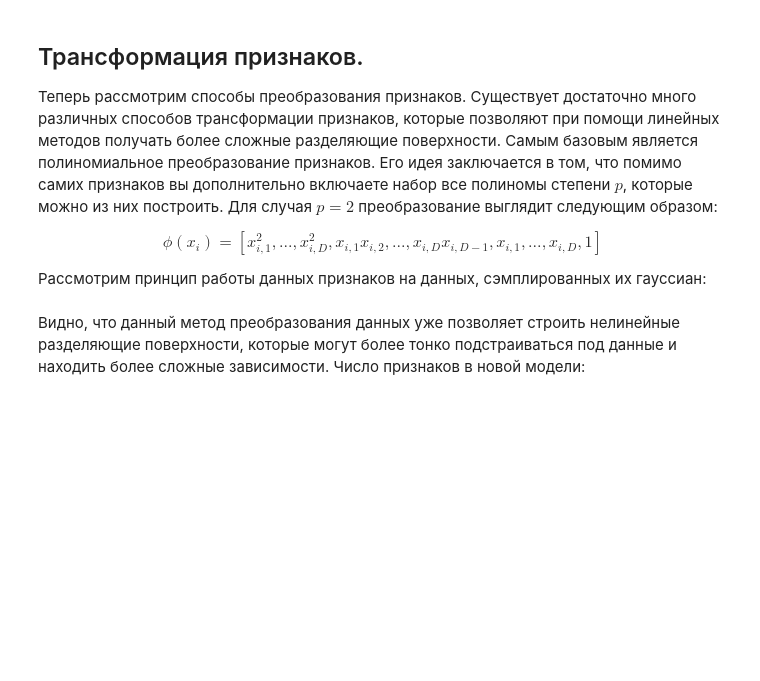
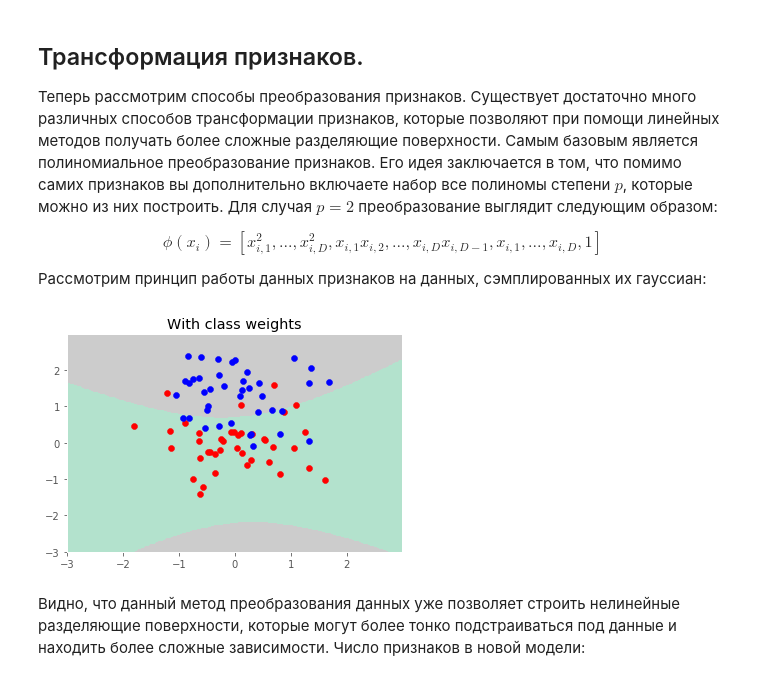
Before and after one commit to nkarasovd/Python-projects, a Jupyter notebook: Специализация Машинное обучение и анализ данных/Обучение на размеченных данных/Week 3/Preprocessing_LR.ipynb, the cells around one changed output. Cells and saved outputs as stored; diff of their text form; code cells hidden in the pictures; blank space fills up the shorter version.

```diff
--- a/Специализация Машинное обучение и анализ данных/Обучение на размеченных данных/Week 3/Preprocessing_LR.ipynb
+++ b/Специализация Машинное обучение и анализ данных/Обучение на размеченных данных/Week 3/Preprocessing_LR.ipynb
@@ -567,20 +648,22 @@ $$ \phi(x_i) = [x_{i,1}^2, ..., x_{i,D}^2, x_{i,1}x_{i,2}, ..., x_{i,D} x_{i,D-1
 # %%
 from sklearn.preprocessing import PolynomialFeatures
 
 """Инициализируем класс, который выполняет преобразование"""
 transform = PolynomialFeatures(2)
 """Обучаем преобразование на обучающей выборке, применяем его к тестовой"""
 example_data_train_poly = transform.fit_transform(example_data_train)
 example_data_test_poly = transform.transform(example_data_test)
 """Обращаем внимание на параметр fit_intercept=False"""
-optimizer = GridSearchCV(LogisticRegression(class_weight='balanced', fit_intercept=False), param_grid, cv=cv, n_jobs=-1)
+optimizer = GridSearchCV(LogisticRegression(class_weight='balanced', fit_intercept=False), param_grid, cv=cv)
 optimizer.fit(example_data_train_poly, example_labels_train)
 Z = optimizer.predict(transform.transform(np.c_[xx.ravel(), yy.ravel()])).reshape(xx.shape)
 plt.pcolormesh(xx, yy, Z, cmap=plt.cm.Pastel2)
 plt.scatter(data_0[:,0], data_0[:,1], color='red')
 plt.scatter(data_1[:,0], data_1[:,1], color='blue')
 plt.title('With class weights')
 plt.show()
+# %% [output]
+[figure, added]
 # %% [markdown]
 Видно, что данный метод преобразования данных уже позволяет строить нелинейные разделяющие поверхности, которые могут более тонко подстраиваться под данные и находить более сложные зависимости. Число признаков в новой модели:
 # %%
```
Also changed, not shown: parts of 26 cells of this notebook, 4 other files.
